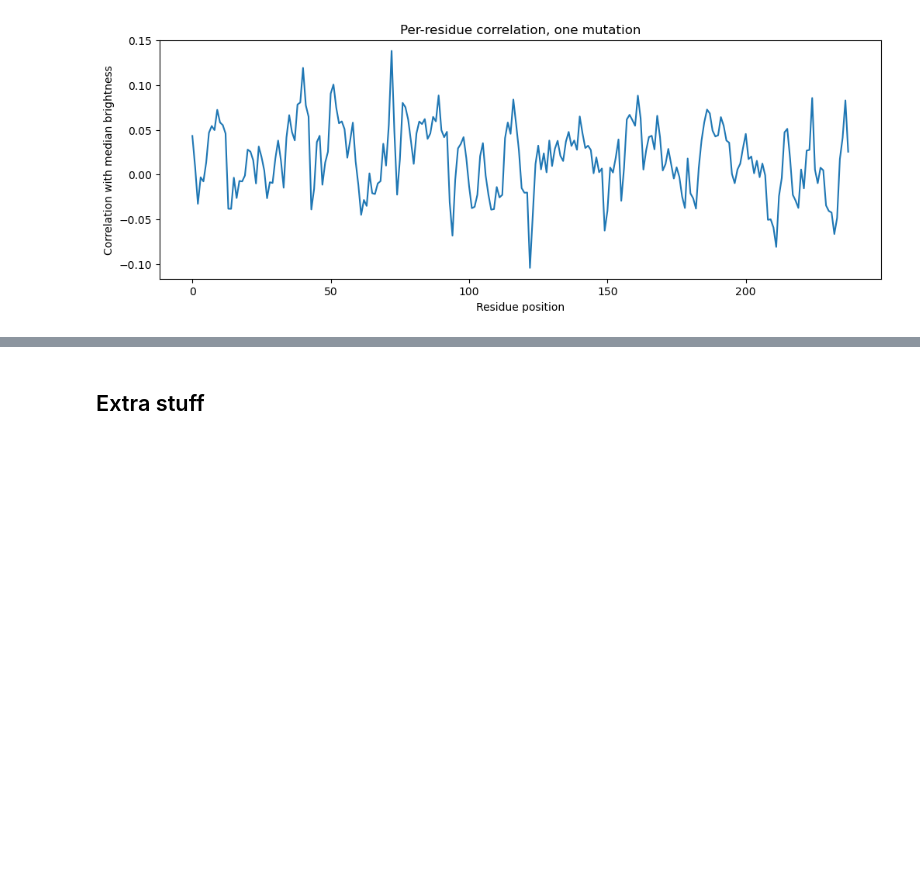
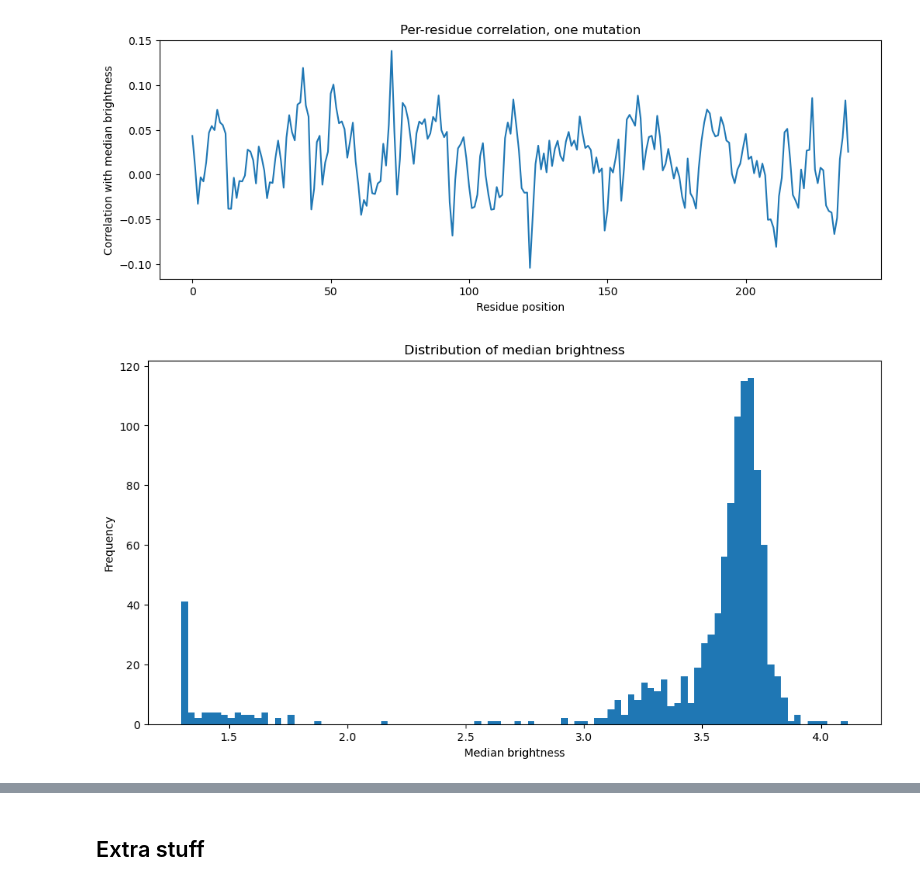
Before and after one commit to Thomasbush9/gfp_function_prediction, a Jupyter notebook: notebooks/effective_strain.ipynb, the cells around one changed output, grey strips where cells are left out. Cells and saved outputs as stored; diff of their text form; code cells hidden in the pictures; blank space fills up the shorter version.

```diff
--- a/notebooks/effective_strain.ipynb
+++ b/notebooks/effective_strain.ipynb
@@ -313,5 +582,15 @@ plt.title("Per-residue correlation, one mutation")
 plt.show()
 # %% [output]
 [figure]
+# %%
+# distirbution of brigthness
+plt.figure(figsize=(12,6))
+plt.hist(filtered_df["medianBrightness"].values, bins=100)
+plt.xlabel("Median brightness")
+plt.ylabel("Frequency")
+plt.title("Distribution of median brightness")
+plt.show()
+# %% [output]
+[figure, added]
 # %%
 plt.figure(figsize=(12,6))
```
Also changed, not shown: parts of 15 cells of this notebook.
